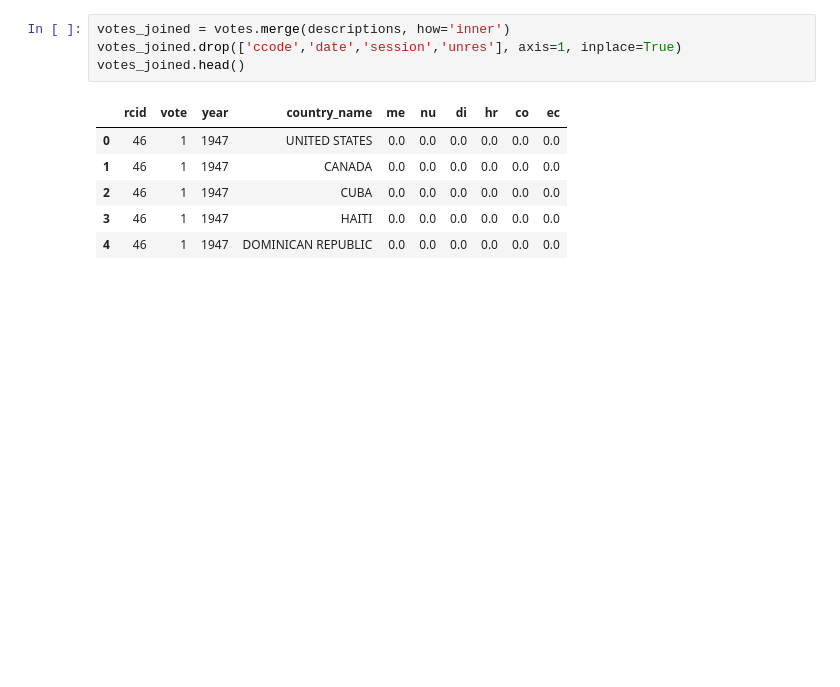
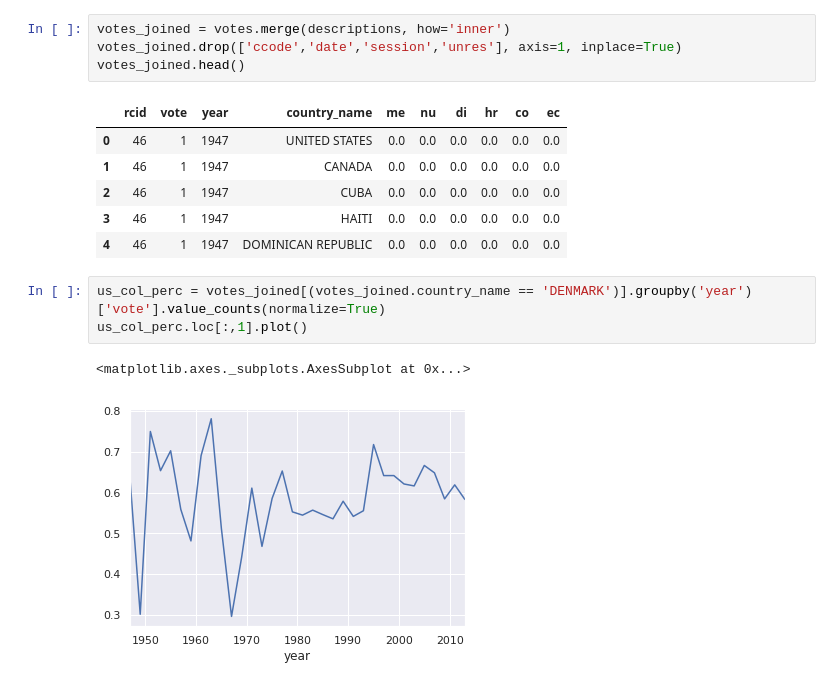
Before and after one commit to apla14/M1-2019, a Jupyter notebook: notebooks/M1_S3_4_Python_translation.ipynb, the cells around one changed output. Saved outputs shown, nothing was run; the diff lists cells and outputs as text; blank space fills up the shorter version.

```diff
--- a/notebooks/M1_S3_4_Python_translation.ipynb
+++ b/notebooks/M1_S3_4_Python_translation.ipynb
@@ -605,3 +605,9 @@ votes_joined.head()
 | 2 | 46 | 1 | 1947 | CUBA | 0.0 | 0.0 | 0.0 | 0.0 | 0.0 | 0.0 |
 | 3 | 46 | 1 | 1947 | HAITI | 0.0 | 0.0 | 0.0 | 0.0 | 0.0 | 0.0 |
 | 4 | 46 | 1 | 1947 | DOMINICAN REPUBLIC | 0.0 | 0.0 | 0.0 | 0.0 | 0.0 | 0.0 |
+# %%
+us_col_perc = votes_joined[(votes_joined.country_name == 'DENMARK')].groupby('year')['vote'].value_counts(normalize=True)
+us_col_perc.loc[:,1].plot()
+# %% [output]
+<matplotlib.axes._subplots.AxesSubplot at 0x...>
+[figure, added]
```
Also changed, not shown: parts of 8 cells of this notebook.
